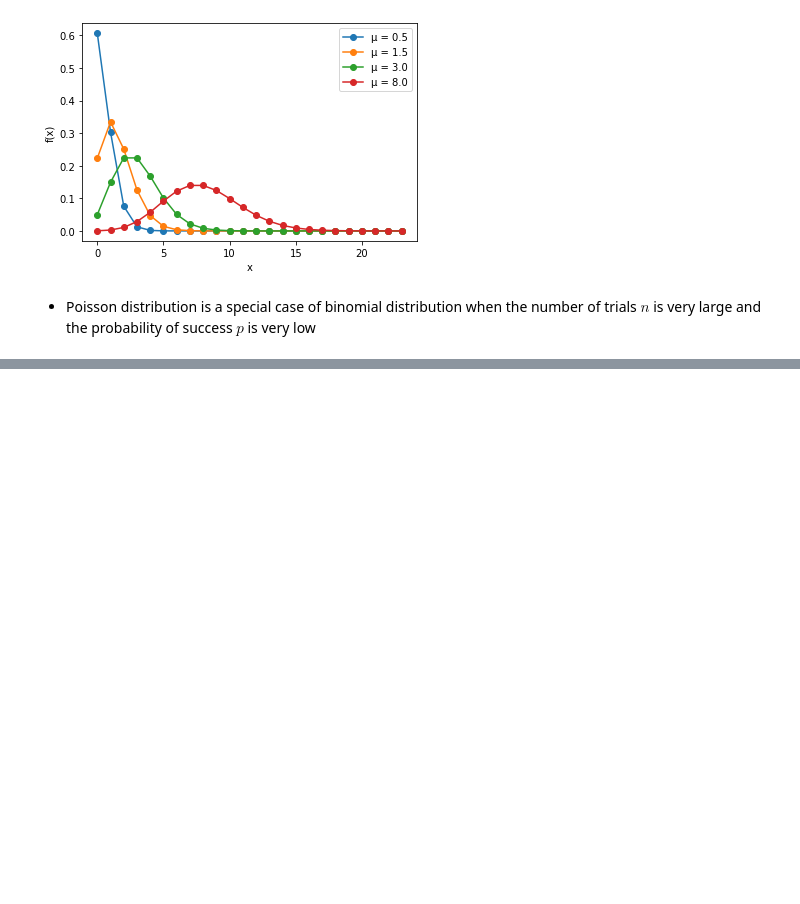
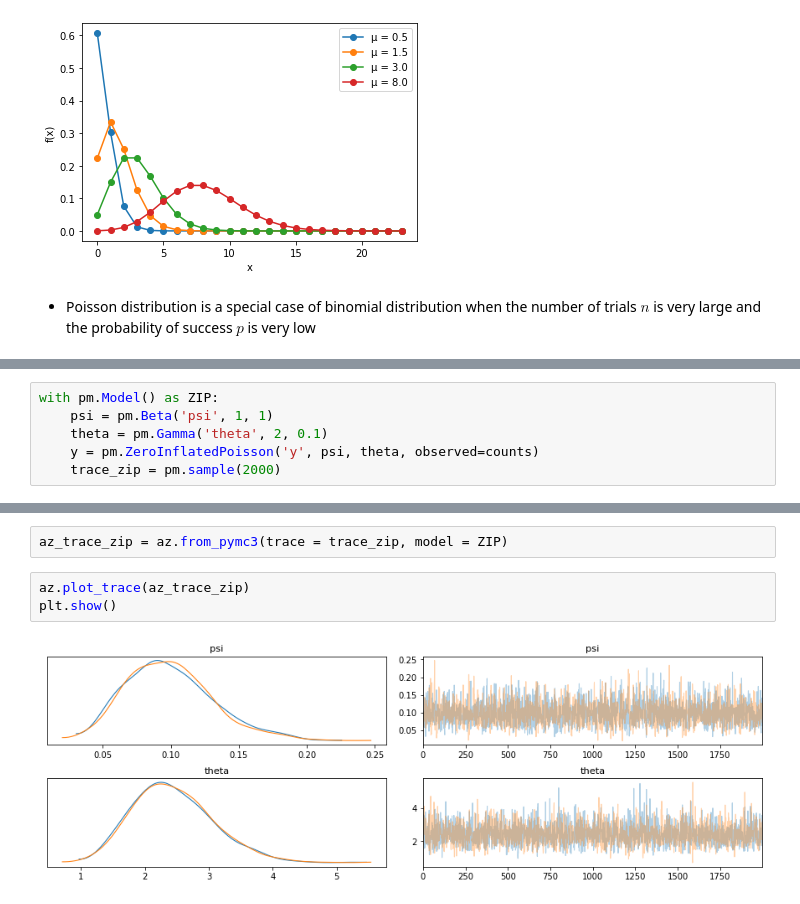
Before and after one commit to jhrcook/bayesian-analysis-with-python_e2, a Jupyter notebook: 04_generalized-linear-models.ipynb, the cells around one changed output, grey strips where cells are left out. Cells and saved outputs as stored; diff of their text form; blank space fills up the shorter version.

```diff
--- a/04_generalized-linear-models.ipynb
+++ b/04_generalized-linear-models.ipynb
@@ -316,0 +354,6 @@ plt.show()
+# %%
+with pm.Model() as ZIP:
+    psi = pm.Beta('psi', 1, 1)
+    theta = pm.Gamma('theta', 2, 0.1)
+    y = pm.ZeroInflatedPoisson('y', psi, theta, observed=counts)
+    trace_zip = pm.sample(2000)
@@ -316,0 +367,7 @@ plt.show()
+# %%
+az_trace_zip = az.from_pymc3(trace = trace_zip, model = ZIP)
+# %%
+az.plot_trace(az_trace_zip)
+plt.show()
+# %% [output]
+[figure, added]
```
Also changed, not shown: parts of 18 cells of this notebook, 11 other files.
